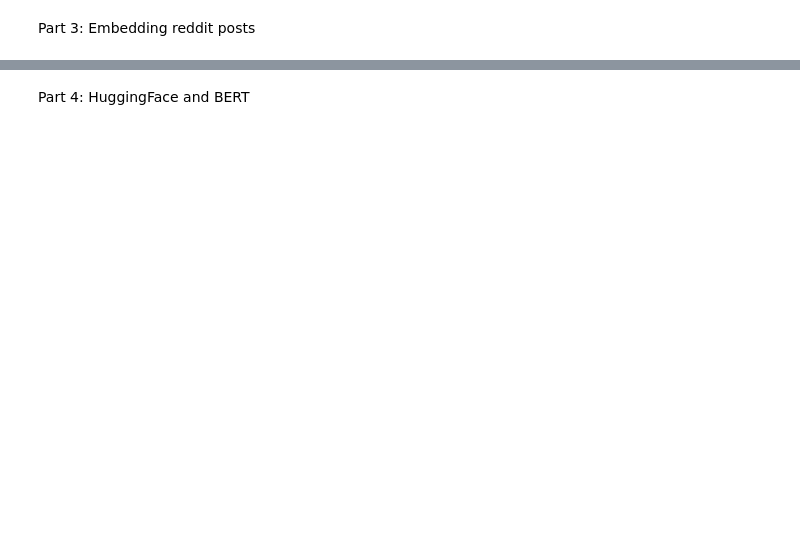
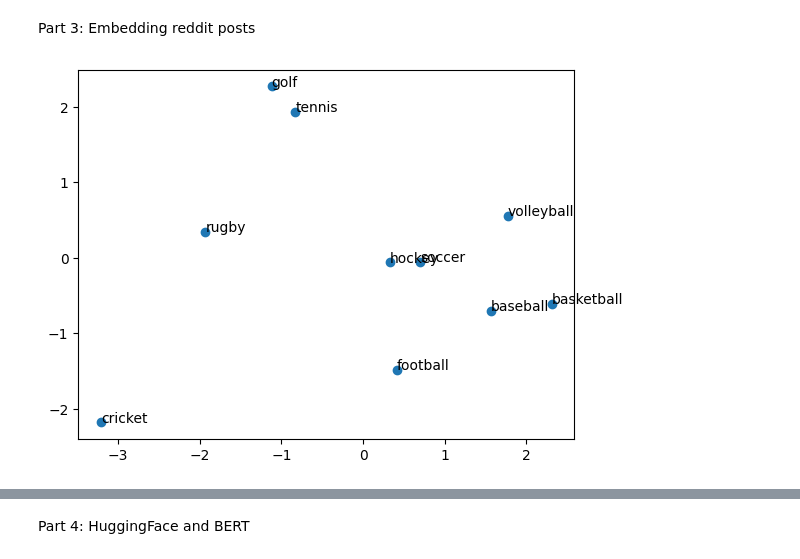
Before and after one commit to AlexanderGarcia98/project3-embeddings, a Jupyter notebook: project-3.ipynb, the cells around one changed output, grey strips where cells are left out. Drawn from its saved outputs; the diff is of its cells as text; code cells hidden in the pictures; blank space fills up the shorter version.

```diff
--- a/project-3.ipynb
+++ b/project-3.ipynb
@@ -168,3 +165,23 @@ twitter_model= gensim.downloader.load("glove-twitter-100")
 # %% [markdown]
 Part 3: Embedding reddit posts
+# %%
+
+words=['football', 'basketball', 'baseball', 'soccer', 'tennis', 'cricket', 'hockey', 'golf', 'rugby', 'volleyball']
+
+X=[twitter_model[word] for word in words]
+
+#identify clusters of words in the word embeddings at high dimensions
+
+pca=PCA(n_components=2)
+
+X_pca=pca.fit_transform(X)
+
+plt.scatter(X_pca[:,0],X_pca[:,1])
+
+for i, word in enumerate(words):
+    plt.annotate(word, (X_pca[i,0],X_pca[i,1]))
+
+plt.show()
+# %% [output]
+[figure, added]
 # %%
```
Also changed, not shown: parts of 19 cells of this notebook.
